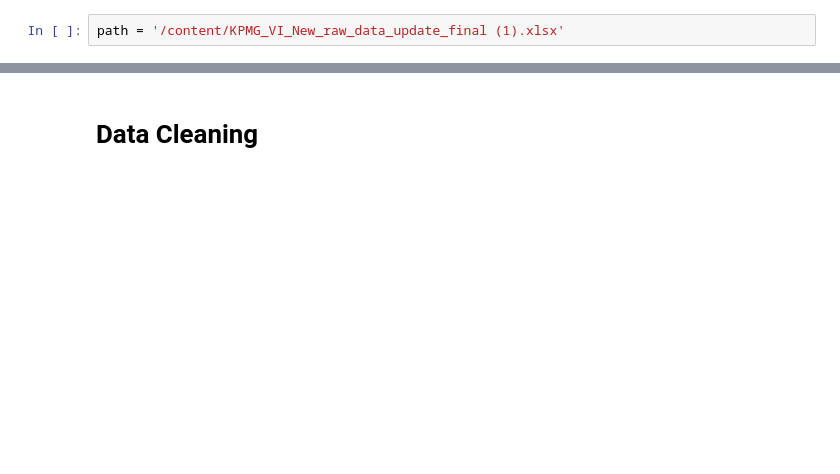
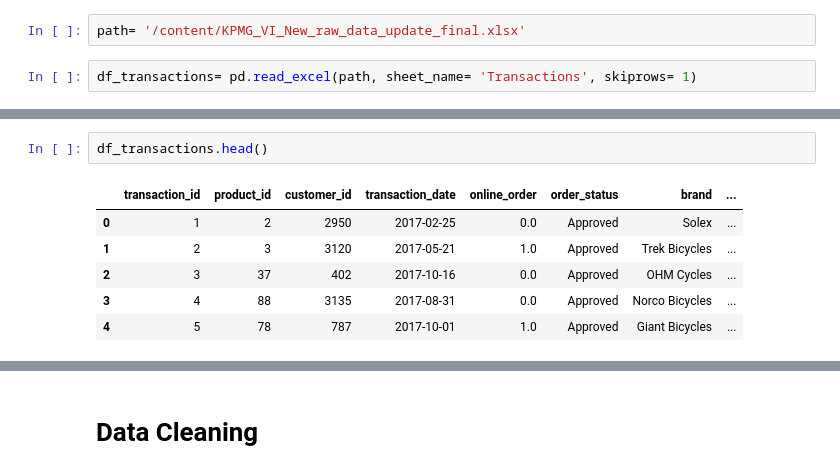
Before and after one commit to AhmAnwar/data-quality-KPMG-VE-forage, a Jupyter notebook: kpmg-ve-data-quality.ipynb, the cells around one changed output, grey strips where cells are left out. Saved outputs shown, nothing was run; the diff lists cells and outputs as text; blank space fills up the shorter version.

```diff
--- a/kpmg-ve-data-quality.ipynb
+++ b/kpmg-ve-data-quality.ipynb
@@ -11,2 +11,4 @@ plt.style.use('ggplot')
 # %%
-path = '/content/KPMG_VI_New_raw_data_update_final (1).xlsx'
+path= '/content/KPMG_VI_New_raw_data_update_final.xlsx'
+# %%
+df_transactions= pd.read_excel(path, sheet_name= 'Transactions', skiprows= 1)
@@ -42,0 +21,9 @@ transaction_df.head()
+# %%
+df_transactions.head()
+# %% [output]
+|  | transaction_id | product_id | customer_id | transaction_date | online_order | order_status | brand | ... |
+| 0 | 1 | 2 | 2950 | 2017-02-25 | 0.0 | Approved | Solex | ... |
+| 1 | 2 | 3 | 3120 | 2017-05-21 | 1.0 | Approved | Trek Bicycles | ... |
+| 2 | 3 | 37 | 402 | 2017-10-16 | 0.0 | Approved | OHM Cycles | ... |
+| 3 | 4 | 88 | 3135 | 2017-08-31 | 0.0 | Approved | Norco Bicycles | ... |
+| 4 | 5 | 78 | 787 | 2017-10-01 | 1.0 | Approved | Giant Bicycles | ... |
```
Also changed, not shown: parts of 83 cells of this notebook.
